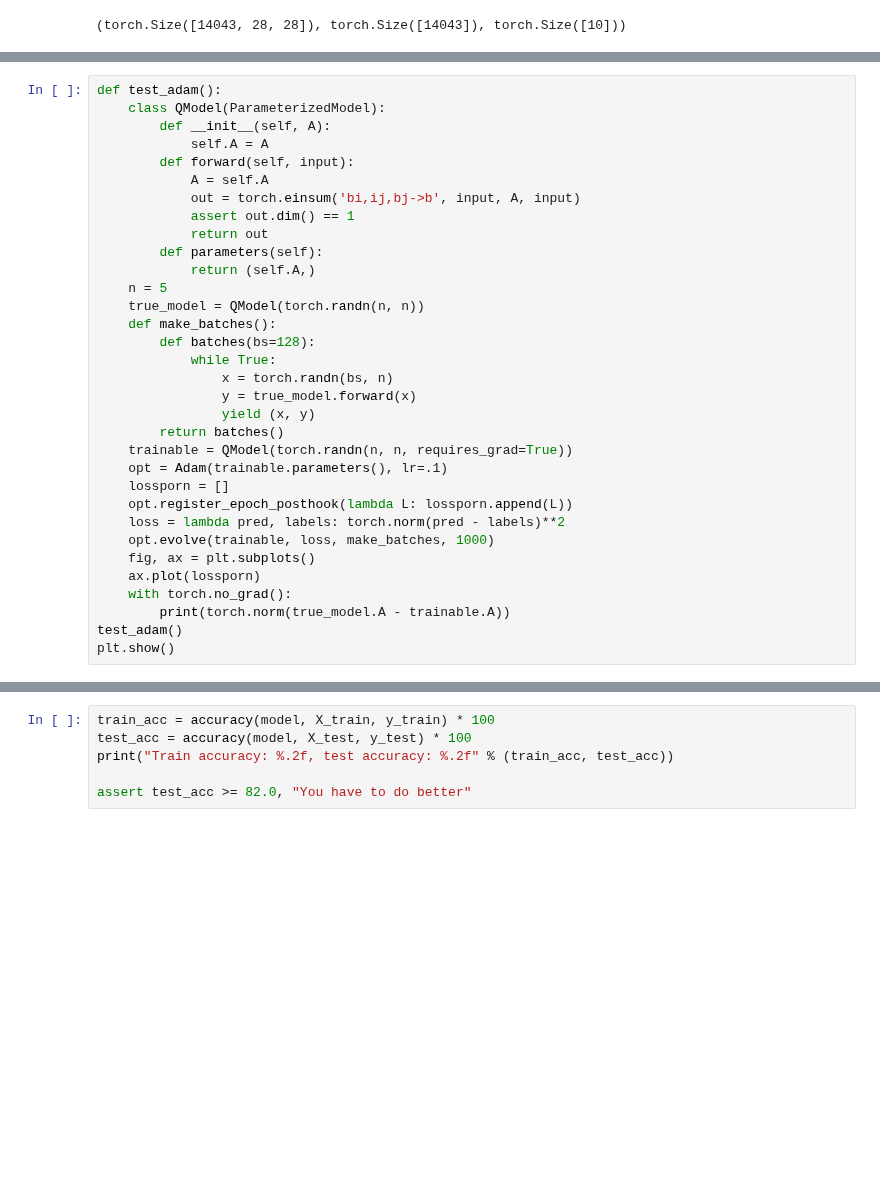
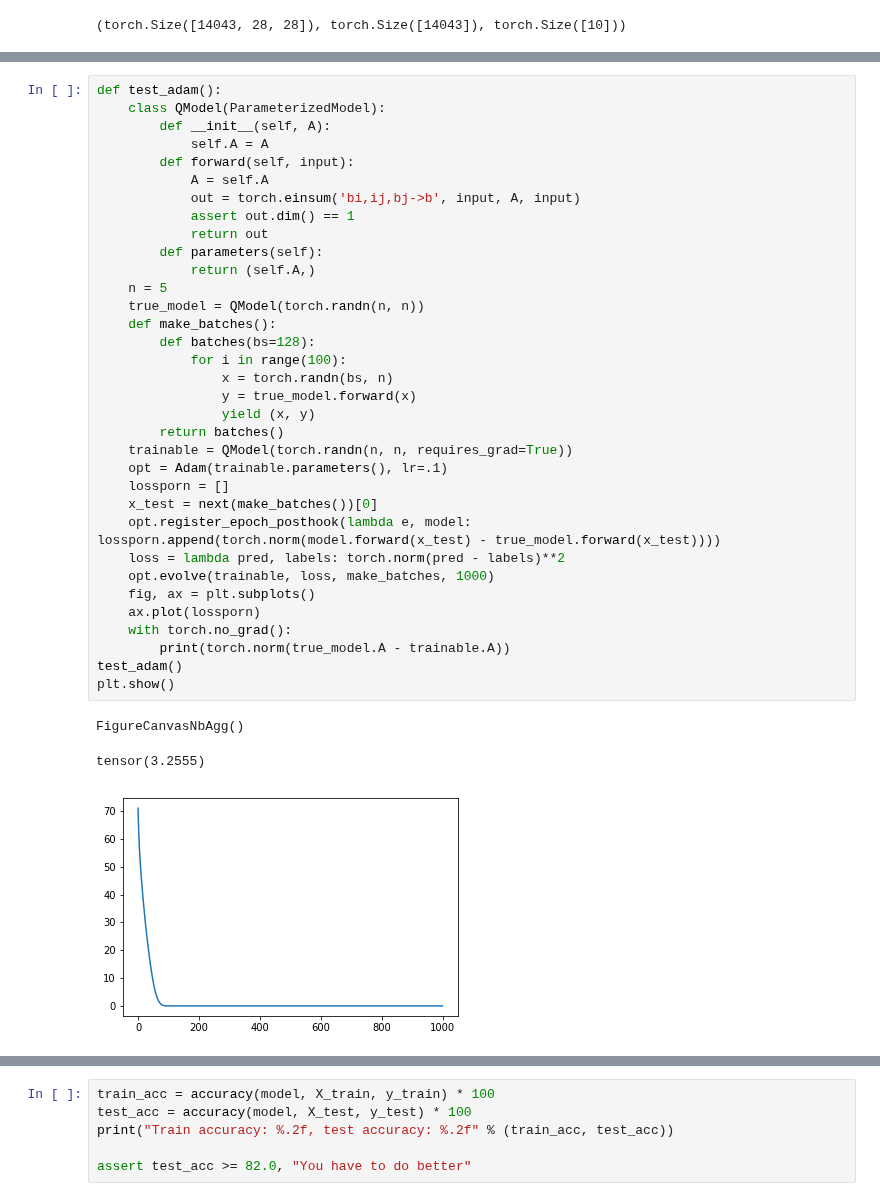
Before and after one commit to SomeoneSerge/skt_deeplearning, a Jupyter notebook: HW2/homework_part1.ipynb, the cells around one changed output, grey strips where cells are left out. Saved outputs shown, nothing was run; the diff lists cells and outputs as text; blank space fills up the shorter version.

```diff
--- a/HW2/homework_part1.ipynb
+++ b/HW2/homework_part1.ipynb
@@ -604,35 +629,40 @@ def accuracy(model, images, labels):
 def test_adam():
     class QModel(ParameterizedModel):
         def __init__(self, A):
             self.A = A
         def forward(self, input):
             A = self.A
             out = torch.einsum('bi,ij,bj->b', input, A, input)
             assert out.dim() == 1
             return out
         def parameters(self):
             return (self.A,)
     n = 5
     true_model = QModel(torch.randn(n, n))
     def make_batches():
         def batches(bs=128):
-            while True:
+            for i in range(100):
                 x = torch.randn(bs, n)
                 y = true_model.forward(x)
                 yield (x, y)
         return batches()
     trainable = QModel(torch.randn(n, n, requires_grad=True))
     opt = Adam(trainable.parameters(), lr=.1)
     lossporn = []
-    opt.register_epoch_posthook(lambda L: lossporn.append(L))
+    x_test = next(make_batches())[0]
+    opt.register_epoch_posthook(lambda e, model: lossporn.append(torch.norm(model.forward(x_test) - true_model.forward(x_test))))
     loss = lambda pred, labels: torch.norm(pred - labels)**2
     opt.evolve(trainable, loss, make_batches, 1000)
     fig, ax = plt.subplots()
     ax.plot(lossporn)
     with torch.no_grad():
         print(torch.norm(true_model.A - trainable.A))
 test_adam()
 plt.show()
+# %% [output]
+FigureCanvasNbAgg()
+tensor(3.2555)
+[figure, added]
 # %%
 class AddExplicitChannel(ParameterizedModel):
     def forward(self, input):
```
Also changed, not shown: parts of 7 cells of this notebook.
